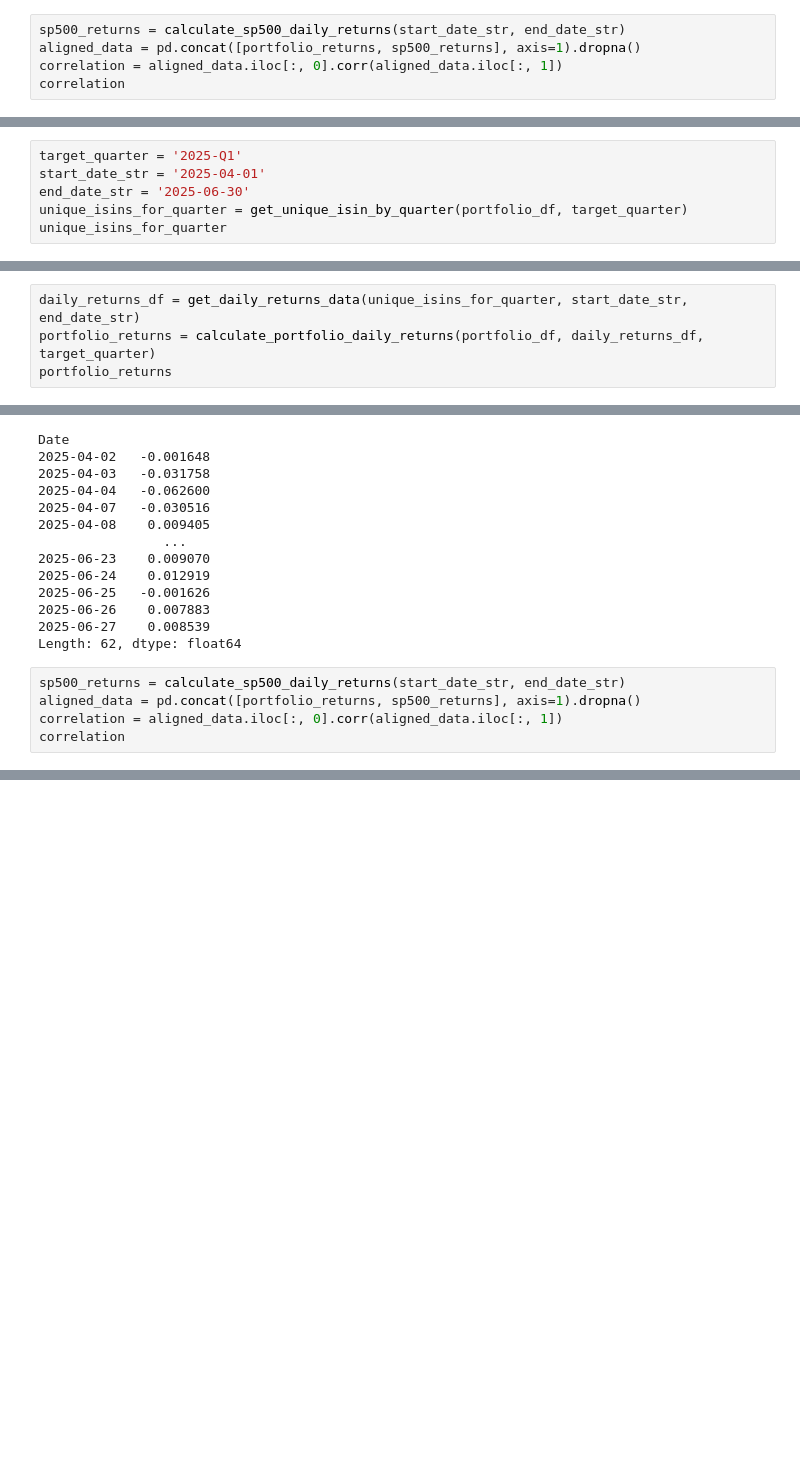
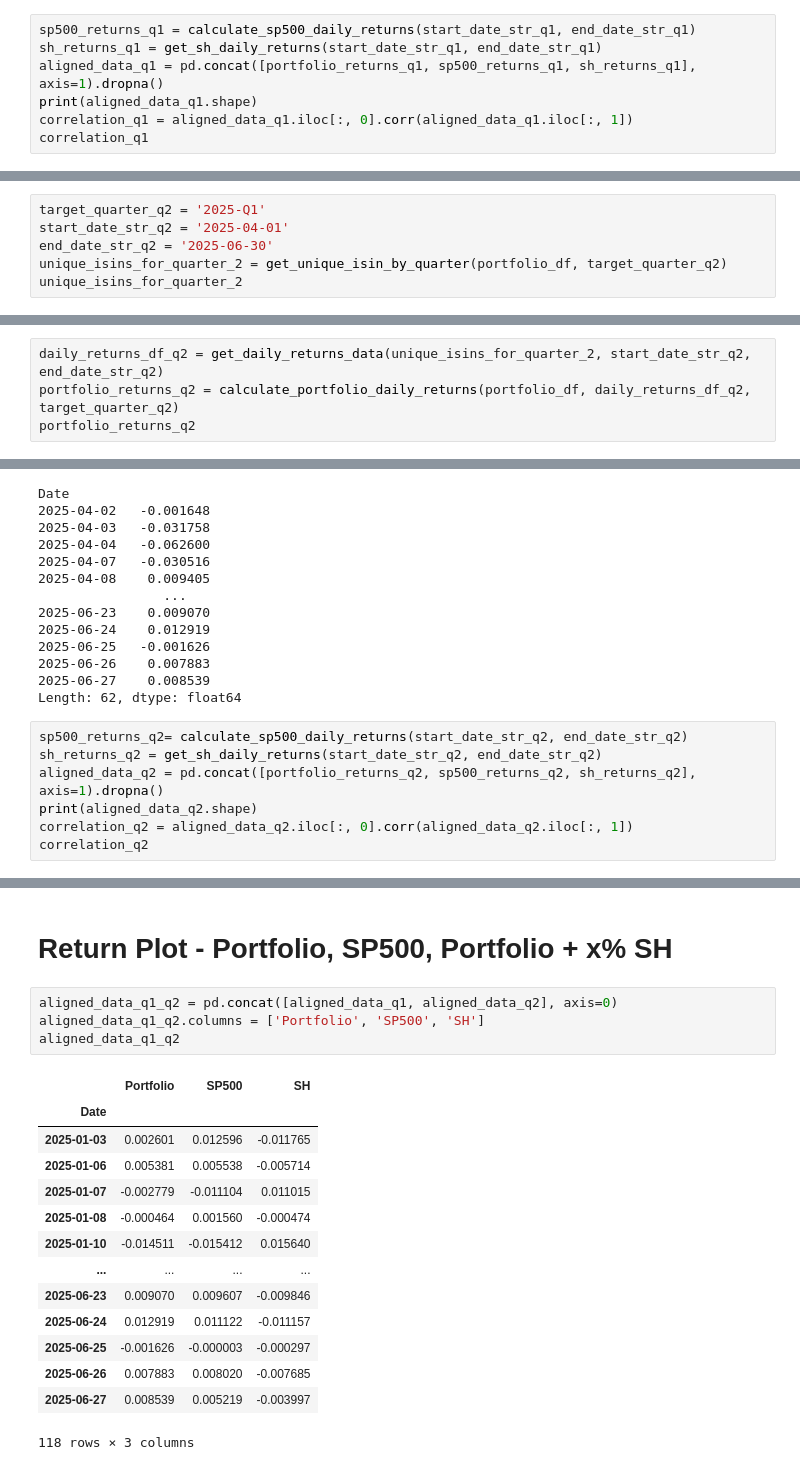
Before and after one commit to Tim-Chen-Xuetao/finance, a Jupyter notebook: notebook/tci_portfolio_analysis_2025_q1_q2.ipynb, the cells around one changed output, grey strips where cells are left out. Cells and saved outputs as stored; diff of their text form; blank space fills up the shorter version.

```diff
--- a/notebook/tci_portfolio_analysis_2025_q1_q2.ipynb
+++ b/notebook/tci_portfolio_analysis_2025_q1_q2.ipynb
@@ -377,10 +398,12 @@ def calculate_portfolio_beta(sp500_returns, portfolio_returns):
 # %% [markdown]
 ### Correlation and Beta
 # %%
-sp500_returns = calculate_sp500_daily_returns(start_date_str, end_date_str)
-aligned_data = pd.concat([portfolio_returns, sp500_returns], axis=1).dropna()
-correlation = aligned_data.iloc[:, 0].corr(aligned_data.iloc[:, 1])
-correlation
+sp500_returns_q1 = calculate_sp500_daily_returns(start_date_str_q1, end_date_str_q1)
+sh_returns_q1 = get_sh_daily_returns(start_date_str_q1, end_date_str_q1)
+aligned_data_q1 = pd.concat([portfolio_returns_q1, sp500_returns_q1, sh_returns_q1], axis=1).dropna()
+print(aligned_data_q1.shape)
+correlation_q1 = aligned_data_q1.iloc[:, 0].corr(aligned_data_q1.iloc[:, 1])
+correlation_q1
 # %% [output]
 YF.download() has changed argument auto_adjust default to True
 
@@ -490,11 +518,11 @@ New Correlation with S&P 500: 0.7691
 # %% [markdown]
 # Repeat on 2025 Q2
 # %%
-target_quarter = '2025-Q1'
-start_date_str = '2025-04-01'
-end_date_str = '2025-06-30'
-unique_isins_for_quarter = get_unique_isin_by_quarter(portfolio_df, target_quarter)
-unique_isins_for_quarter
+target_quarter_q2 = '2025-Q1'
+start_date_str_q2 = '2025-04-01'
+end_date_str_q2 = '2025-06-30'
+unique_isins_for_quarter_2 = get_unique_isin_by_quarter(portfolio_df, target_quarter_q2)
+unique_isins_for_quarter_2
 # %% [output]
 ['US5949181045',
  'CA1363751027',
@@ -512,9 +540,9 @@ unique_isins_for_quarter
  'NL0000235190',
  'FR0000073272']
 # %%
-daily_returns_df = get_daily_returns_data(unique_isins_for_quarter, start_date_str, end_date_str)
-portfolio_returns = calculate_portfolio_daily_returns(portfolio_df, daily_returns_df, target_quarter)
-portfolio_returns
+daily_returns_df_q2 = get_daily_returns_data(unique_isins_for_quarter_2, start_date_str_q2, end_date_str_q2)
+portfolio_returns_q2 = calculate_portfolio_daily_returns(portfolio_df, daily_returns_df_q2, target_quarter_q2)
+portfolio_returns_q2
 # %% [output]
 YF.download() has changed argument auto_adjust default to True
 
@@ -535,10 +563,12 @@ Date
 2025-06-27    0.008539
 Length: 62, dtype: float64
 # %%
-sp500_returns = calculate_sp500_daily_returns(start_date_str, end_date_str)
-aligned_data = pd.concat([portfolio_returns, sp500_returns], axis=1).dropna()
-correlation = aligned_data.iloc[:, 0].corr(aligned_data.iloc[:, 1])
-correlation
+sp500_returns_q2= calculate_sp500_daily_returns(start_date_str_q2, end_date_str_q2)
+sh_returns_q2 = get_sh_daily_returns(start_date_str_q2, end_date_str_q2)
+aligned_data_q2 = pd.concat([portfolio_returns_q2, sp500_returns_q2, sh_returns_q2], axis=1).dropna()
+print(aligned_data_q2.shape)
+correlation_q2 = aligned_data_q2.iloc[:, 0].corr(aligned_data_q2.iloc[:, 1])
+correlation_q2
 # %% [output]
 YF.download() has changed argument auto_adjust default to True
 
@@ -576,0 +612,21 @@ New Correlation with S&P 500: 0.6665
+# %% [markdown]
+# Return Plot - Portfolio, SP500, Portfolio + x% SH
+# %%
+aligned_data_q1_q2 = pd.concat([aligned_data_q1, aligned_data_q2], axis=0)
+aligned_data_q1_q2.columns = ['Portfolio', 'SP500', 'SH']
+aligned_data_q1_q2
+# %% [output]
+|  | Portfolio | SP500 | SH |
+| Date |  |  |  |
+| 2025-01-03 | 0.002601 | 0.012596 | -0.011765 |
+| 2025-01-06 | 0.005381 | 0.005538 | -0.005714 |
+| 2025-01-07 | -0.002779 | -0.011104 | 0.011015 |
+| 2025-01-08 | -0.000464 | 0.001560 | -0.000474 |
+| 2025-01-10 | -0.014511 | -0.015412 | 0.015640 |
+| ... | ... | ... | ... |
+| 2025-06-23 | 0.009070 | 0.009607 | -0.009846 |
+| 2025-06-24 | 0.012919 | 0.011122 | -0.011157 |
+| 2025-06-25 | -0.001626 | -0.000003 | -0.000297 |
+| 2025-06-26 | 0.007883 | 0.008020 | -0.007685 |
+| 2025-06-27 | 0.008539 | 0.005219 | -0.003997 |
+118 rows × 3 columns
```
Also changed, not shown: parts of 15 cells of this notebook.
